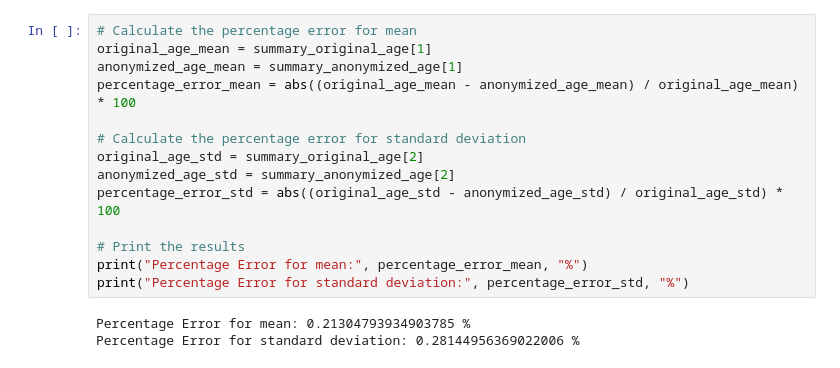
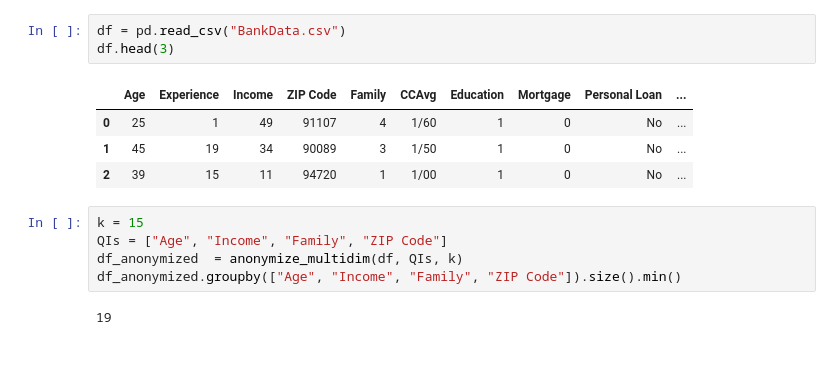
Before and after one commit to FranciscoGarcB/Mondrian-Algorithm, a Jupyter notebook: AnonymizeDataset.ipynb, the cells around one changed output. Drawn from its saved outputs; the diff is of its cells as text.

```diff
--- a/AnonymizeDataset.ipynb
+++ b/AnonymizeDataset.ipynb
@@ -124,17 +87,15 @@ summary_anonymized_age = df_anonymized['Age_Midpoint'].describe()
-# %%
-# Calculate the percentage error for mean
-original_age_mean = summary_original_age[1]
-anonymized_age_mean = summary_anonymized_age[1]
-percentage_error_mean = abs((original_age_mean - anonymized_age_mean) / original_age_mean) * 100
-
-# Calculate the percentage error for standard deviation
-original_age_std = summary_original_age[2]
-anonymized_age_std = summary_anonymized_age[2]
-percentage_error_std = abs((original_age_std - anonymized_age_std) / original_age_std) * 100
-
-# Print the results
-print("Percentage Error for mean:", percentage_error_mean, "%")
-print("Percentage Error for standard deviation:", percentage_error_std, "%")
-# %% [output]
-Percentage Error for mean: 0.21304793934903785 %
-Percentage Error for standard deviation: 0.28144956369022006 %
+# %%
+df = pd.read_csv("BankData.csv")
+df.head(3)
+# %% [output]
+|  | Age | Experience | Income | ZIP Code | Family | CCAvg | Education | Mortgage | Personal Loan | ... |
+| 0 | 25 | 1 | 49 | 91107 | 4 | 1/60 | 1 | 0 | No | ... |
+| 1 | 45 | 19 | 34 | 90089 | 3 | 1/50 | 1 | 0 | No | ... |
+| 2 | 39 | 15 | 11 | 94720 | 1 | 1/00 | 1 | 0 | No | ... |
+# %%
+k = 15
+QIs = ["Age", "Income", "Family", "ZIP Code"]
+df_anonymized  = anonymize_multidim(df, QIs, k)
+df_anonymized.groupby(["Age", "Income", "Family", "ZIP Code"]).size().min()
+# %% [output]
+19
```
Also changed, not shown: parts of 8 cells of this notebook, 5 other files.
